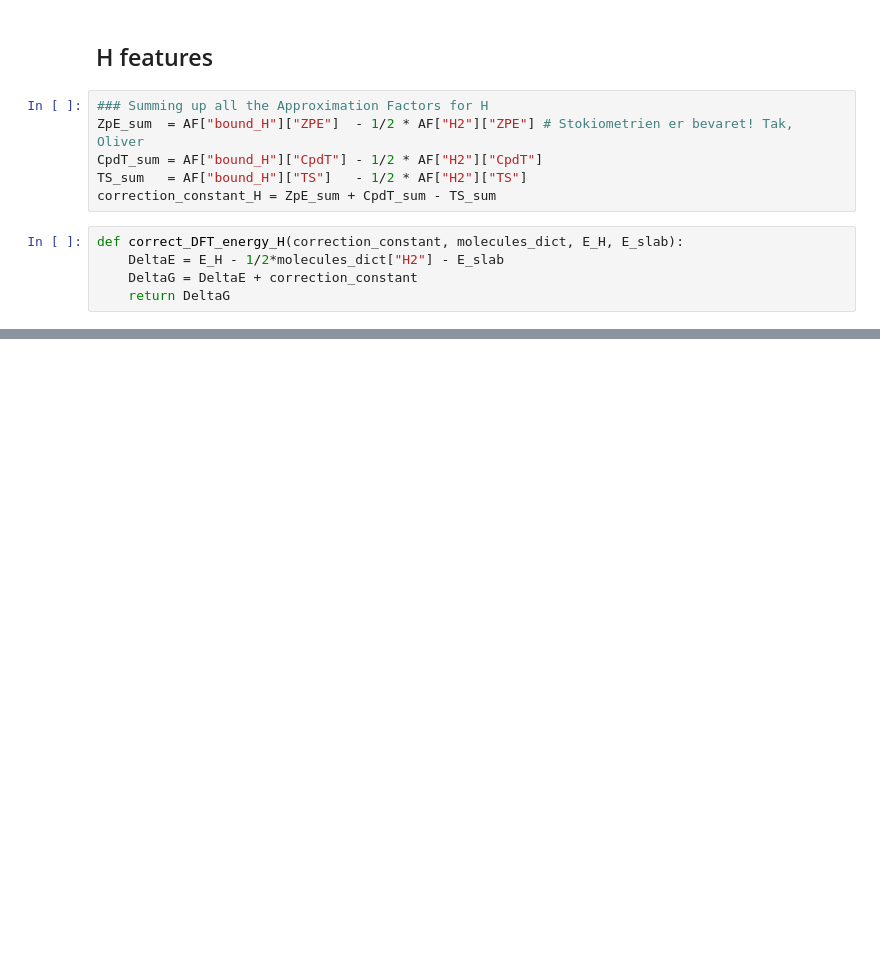
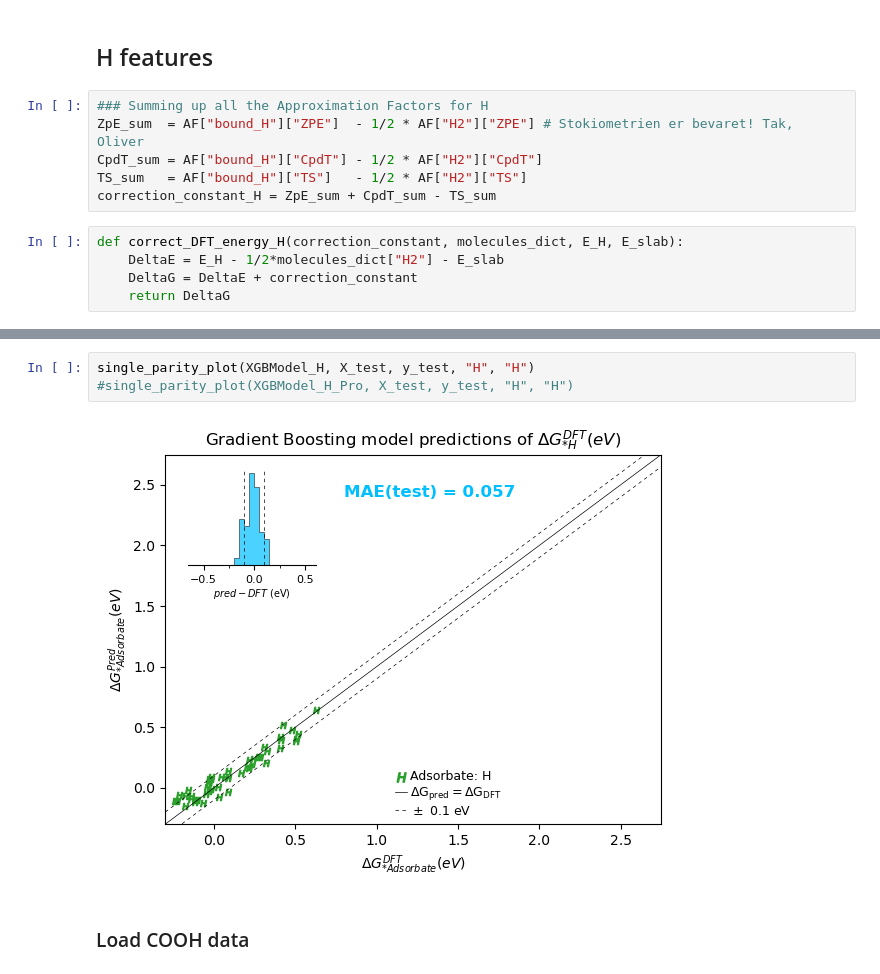
Before and after one commit to MarcusNoergaardWeng/CatalysisThesis, a Jupyter notebook: Notebooks/Training_E_models2.ipynb, the cells around one changed output, grey strips where cells are left out. Cells and saved outputs as stored; diff of their text form; blank space fills up the shorter version.

```diff
--- a/Notebooks/Training_E_models2.ipynb
+++ b/Notebooks/Training_E_models2.ipynb
@@ -383,0 +818,7 @@ AssertionError: The given adsorption site has 1 adsorbing atoms, but 3 was expec
+# %%
+single_parity_plot(XGBModel_H, X_test, y_test, "H", "H")
+#single_parity_plot(XGBModel_H_Pro, X_test, y_test, "H", "H")
+# %% [output]
+[figure, added]
+# %% [markdown]
+### Load COOH data
```
Also changed, not shown: parts of 21 cells of this notebook, 10 other files.
